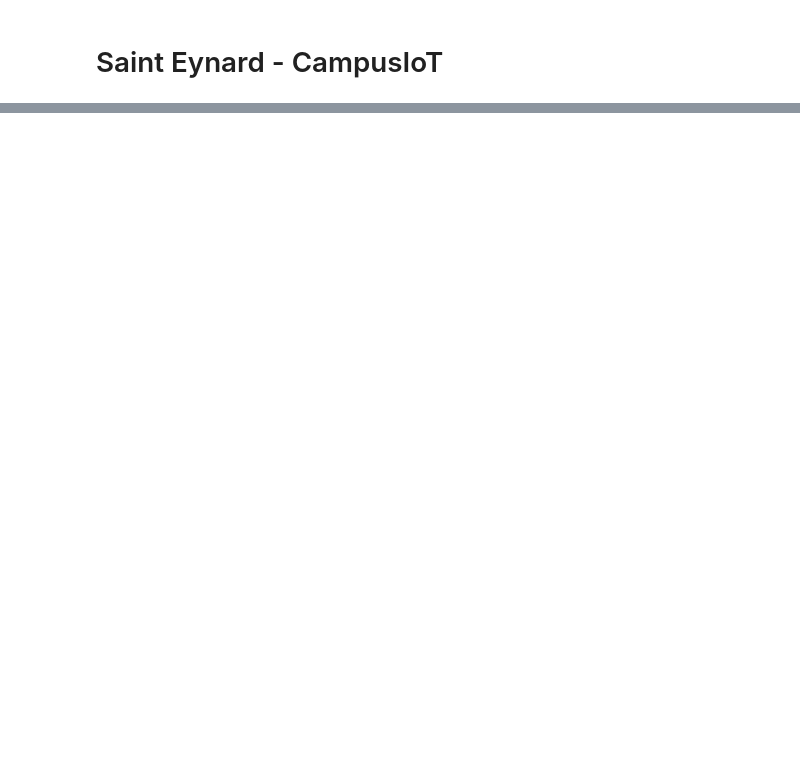
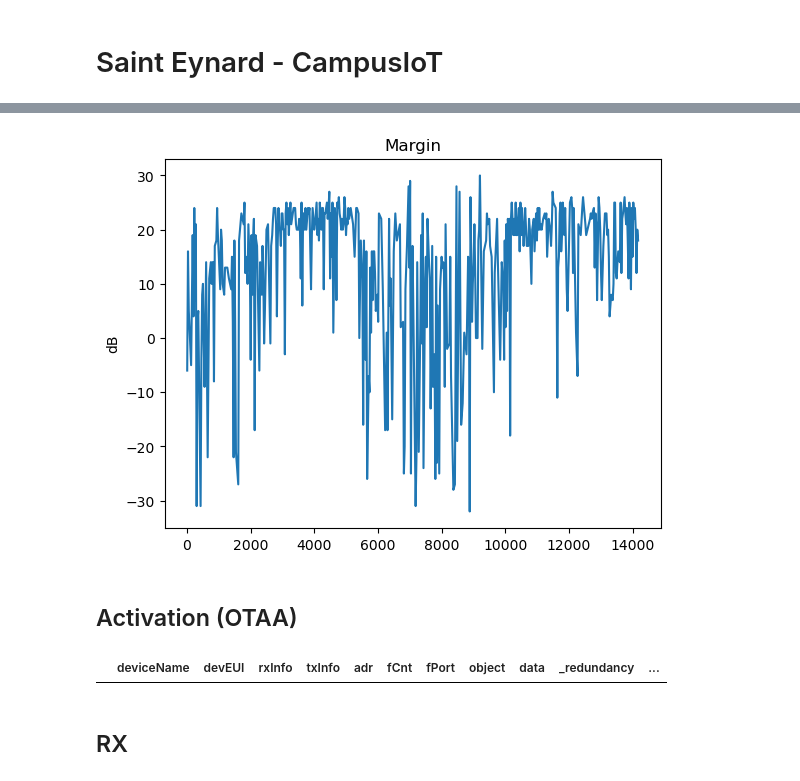
Before and after one commit to CampusIoT/datasets, a Jupyter notebook: SaintEynard/notebooks/campusiot.ipynb, the cells around one changed output, grey strips where cells are left out. Cells and saved outputs as stored; diff of their text form; code cells hidden in the pictures; blank space fills up the shorter version.

```diff
--- a/SaintEynard/notebooks/campusiot.ipynb
+++ b/SaintEynard/notebooks/campusiot.ipynb
@@ -23,0 +32,4 @@ frames
+# %%
+status = frames.loc[frames['_topic'] == 'application/status']
+status = status[['deviceName', 'devEUI', '_timestamp', '_date', 'margin', 'externalPowerSource', 'batteryLevel', 'batteryLevelUnavailable']]
+status
@@ -23,0 +50,14 @@ frames
+# %%
+status['margin'].plot(title="Margin", ylabel="dB")
+plt.show()
+# %% [output]
+[figure, added]
+# %% [markdown]
+## Activation (OTAA)
+# %%
+join = frames.loc[frames['_topic'] == 'application/join']
+join
+# %% [output]
+|  | deviceName | devEUI | rxInfo | txInfo | adr | fCnt | fPort | object | data | _redundancy | ... |
+# %% [markdown]
+## RX
```
Also changed, not shown: parts of 20 cells of this notebook.
